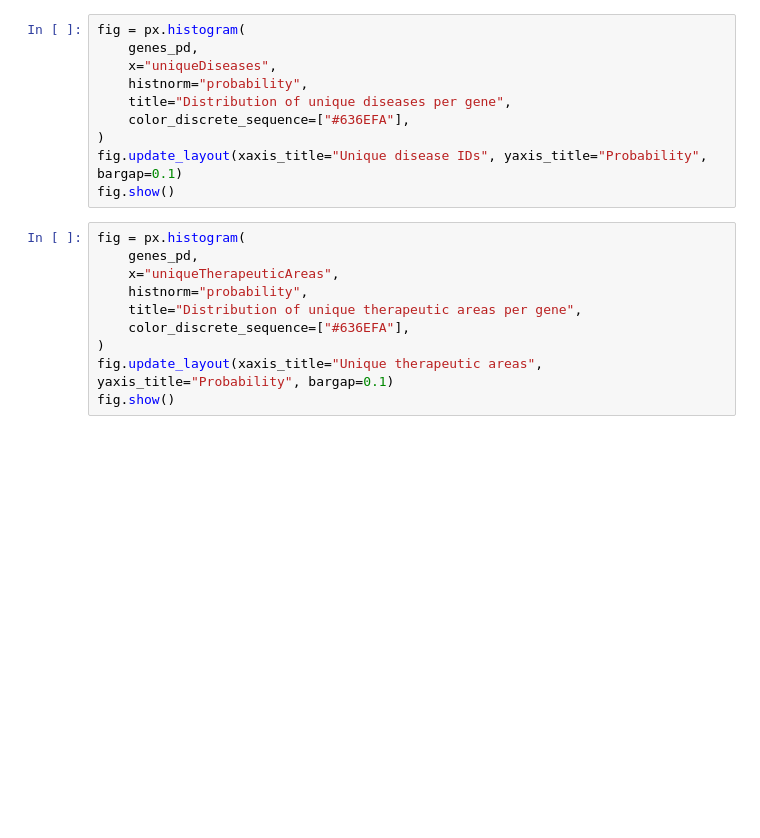
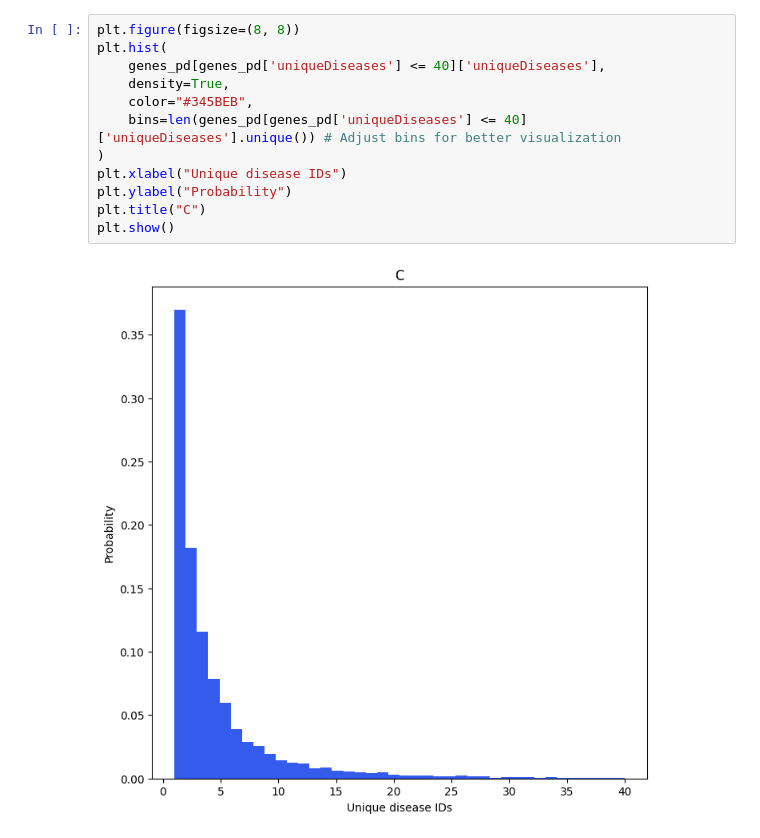
Before and after one commit to opentargets/Gentropy-manuscript, a Jupyter notebook: chapters/pleiotropy/gene_pleiotropy_analysis.ipynb, the cells around one changed output. Saved outputs shown, nothing was run; the diff lists cells and outputs as text; blank space fills up the shorter version.

```diff
--- a/chapters/pleiotropy/gene_pleiotropy_analysis.ipynb
+++ b/chapters/pleiotropy/gene_pleiotropy_analysis.ipynb
@@ -298,20 +380,14 @@ genes_pd
-# %%
-fig = px.histogram(
-    genes_pd,
-    x="uniqueDiseases",
-    histnorm="probability",
-    title="Distribution of unique diseases per gene",
-    color_discrete_sequence=["#636EFA"],
-)
-fig.update_layout(xaxis_title="Unique disease IDs", yaxis_title="Probability", bargap=0.1)
-fig.show()
-# %%
-fig = px.histogram(
-    genes_pd,
-    x="uniqueTherapeuticAreas",
-    histnorm="probability",
-    title="Distribution of unique therapeutic areas per gene",
-    color_discrete_sequence=["#636EFA"],
-)
-fig.update_layout(xaxis_title="Unique therapeutic areas", yaxis_title="Probability", bargap=0.1)
-fig.show()
+# %%
+plt.figure(figsize=(8, 8))
+plt.hist(
+    genes_pd[genes_pd['uniqueDiseases'] <= 40]['uniqueDiseases'],
+    density=True,
+    color="#345BEB",
+    bins=len(genes_pd[genes_pd['uniqueDiseases'] <= 40]['uniqueDiseases'].unique()) # Adjust bins for better visualization
+)
+plt.xlabel("Unique disease IDs")
+plt.ylabel("Probability")
+plt.title("C")
+plt.show()
+# %% [output]
+[figure, added]
```
Also changed, not shown: parts of 65 cells of this notebook, 1 other file.
